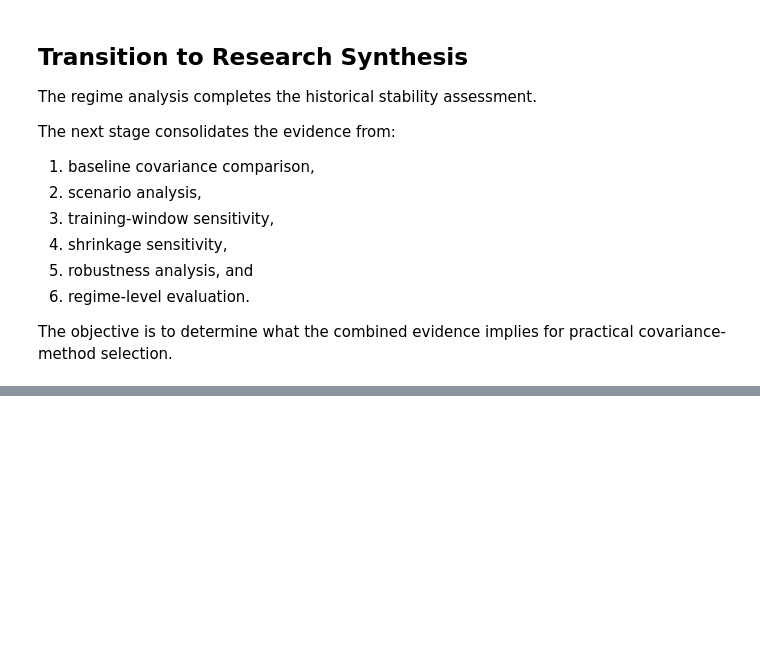
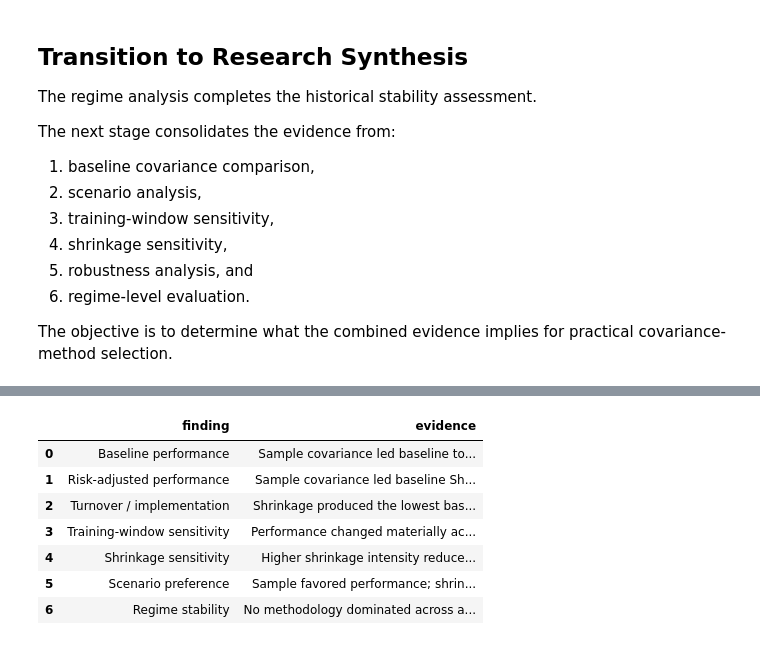
Before and after one commit to Ayara-emem/crypto-alpha-research-lab, a Jupyter notebook: notebooks/03_research_validation/03_covariance_regime_stability.ipynb, the cells around one changed output, grey strips where cells are left out. Saved outputs shown, nothing was run; the diff lists cells and outputs as text; code cells hidden in the pictures; blank space fills up the shorter version.

```diff
--- a/notebooks/03_research_validation/03_covariance_regime_stability.ipynb
+++ b/notebooks/03_research_validation/03_covariance_regime_stability.ipynb
@@ -691,0 +720,34 @@ practical covariance-method selection.
+# %%
+evidence_matrix = pd.DataFrame(
+    {
+        "finding": [
+            "Baseline performance",
+            "Risk-adjusted performance",
+            "Turnover / implementation",
+            "Training-window sensitivity",
+            "Shrinkage sensitivity",
+            "Scenario preference",
+            "Regime stability",
+        ],
+        "evidence": [
+            "Sample covariance led baseline total return.",
+            "Sample covariance led baseline Sharpe ratio.",
+            "Shrinkage produced the lowest baseline turnover.",
+            "Performance changed materially across training windows.",
+            "Higher shrinkage intensity reduced return and Sharpe.",
+            "Sample favored performance; shrinkage favored implementation and risk control.",
+            "No methodology dominated across all historical regimes.",
+        ],
+    }
+)
+
+evidence_matrix
+# %% [output]
+|  | finding | evidence |
+| 0 | Baseline performance | Sample covariance led baseline to... |
+| 1 | Risk-adjusted performance | Sample covariance led baseline Sh... |
+| 2 | Turnover / implementation | Shrinkage produced the lowest bas... |
+| 3 | Training-window sensitivity | Performance changed materially ac... |
+| 4 | Shrinkage sensitivity | Higher shrinkage intensity reduce... |
+| 5 | Scenario preference | Sample favored performance; shrin... |
+| 6 | Regime stability | No methodology dominated across a... |
```
Also changed, not shown: parts of 12 cells of this notebook.
